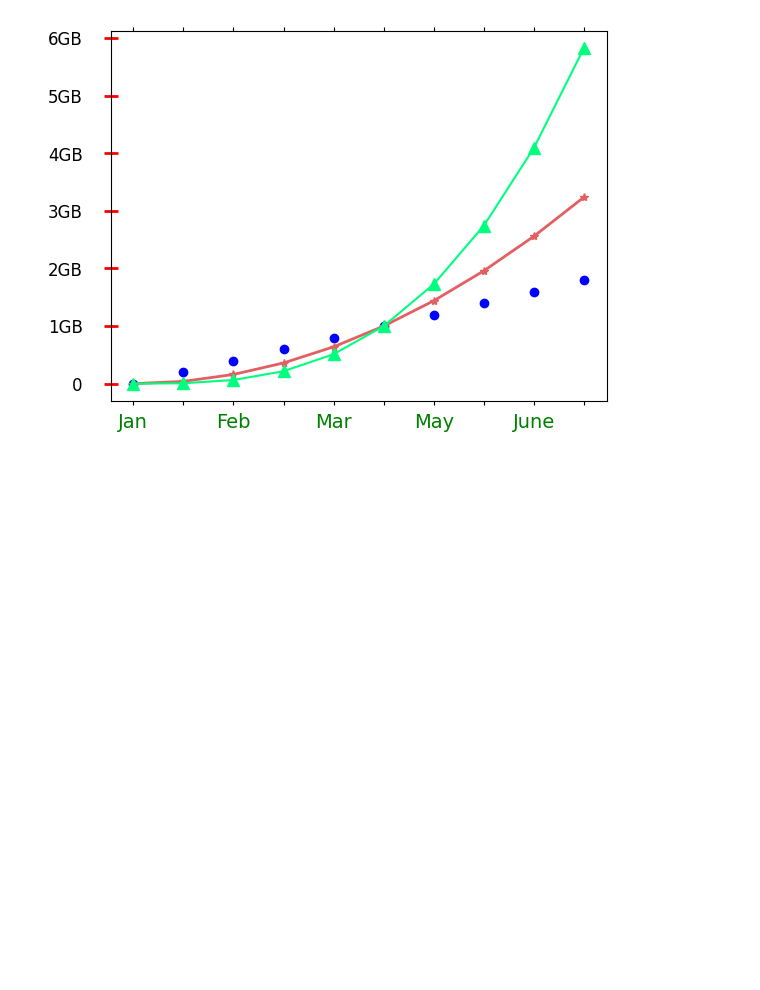
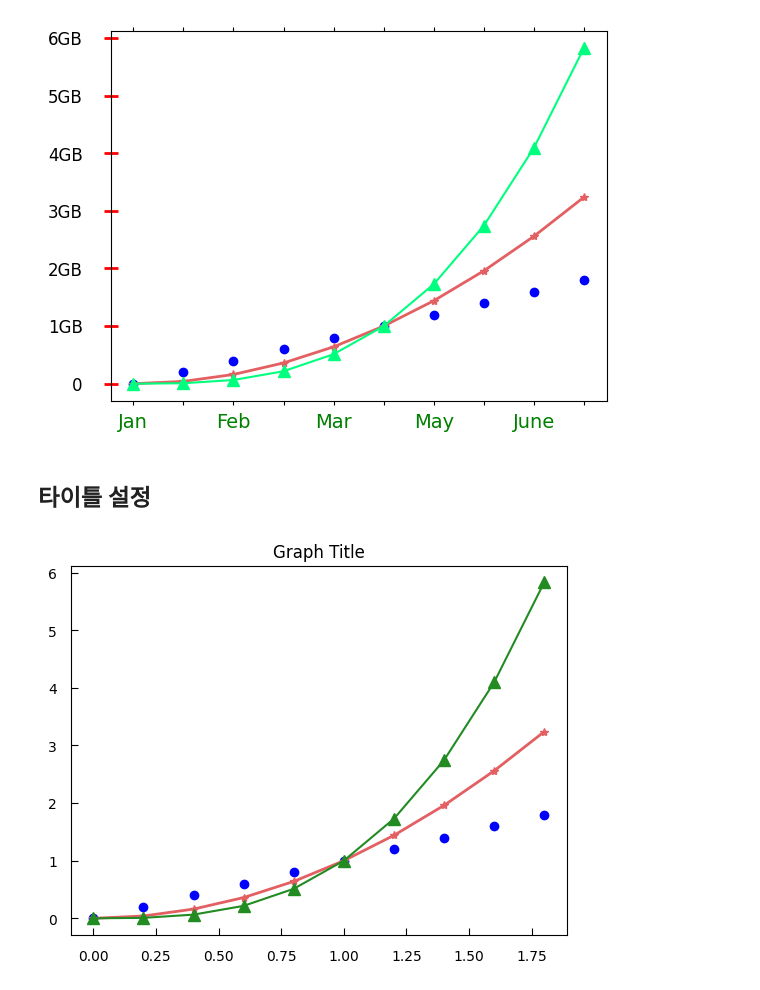
Before and after one commit to py4ine/study_Visualization, a Jupyter notebook: 20240619_Matplotlib_basic.ipynb, the cells around one changed output. Drawn from its saved outputs; the diff is of its cells as text; code cells hidden in the pictures; blank space fills up the shorter version.

Commit message:
study set title

```diff
--- a/20240619_Matplotlib_basic.ipynb
+++ b/20240619_Matplotlib_basic.ipynb
@@ -703,3 +703,5 @@ plt.tick_params(axis='y', direction='inout', length=10, pad=15, labelsize=12, wi
 plt.show()
 # %% [output]
 [figure]
+# %% [markdown]
+## 타이틀 설정
@@ -705,0 +710,13 @@ plt.show()
+# %%
+x = np.arange(0, 2, 0.2)
+
+plt.plot(x, x, 'bo')
+plt.plot(x, x**2, color='#e35f62', marker='*', linewidth=2)
+plt.plot(x, x**3, color='forestgreen', marker='^', markersize=9)
+
+plt.tick_params(axis='both', direction='in', length=5, pad=10, labelsize=10)
+plt.title('Graph Title')
+
+plt.show()
+# %% [output]
+[figure, added]
```
Also changed, not shown: parts of 4 cells of this notebook.
